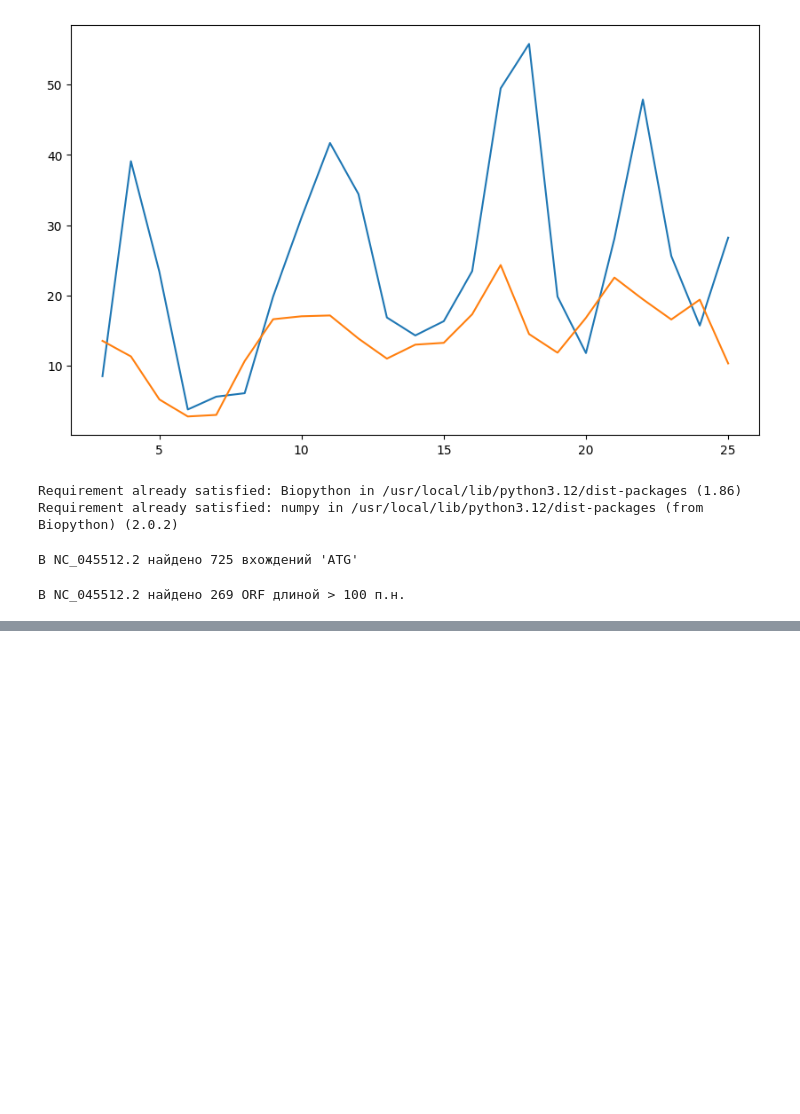
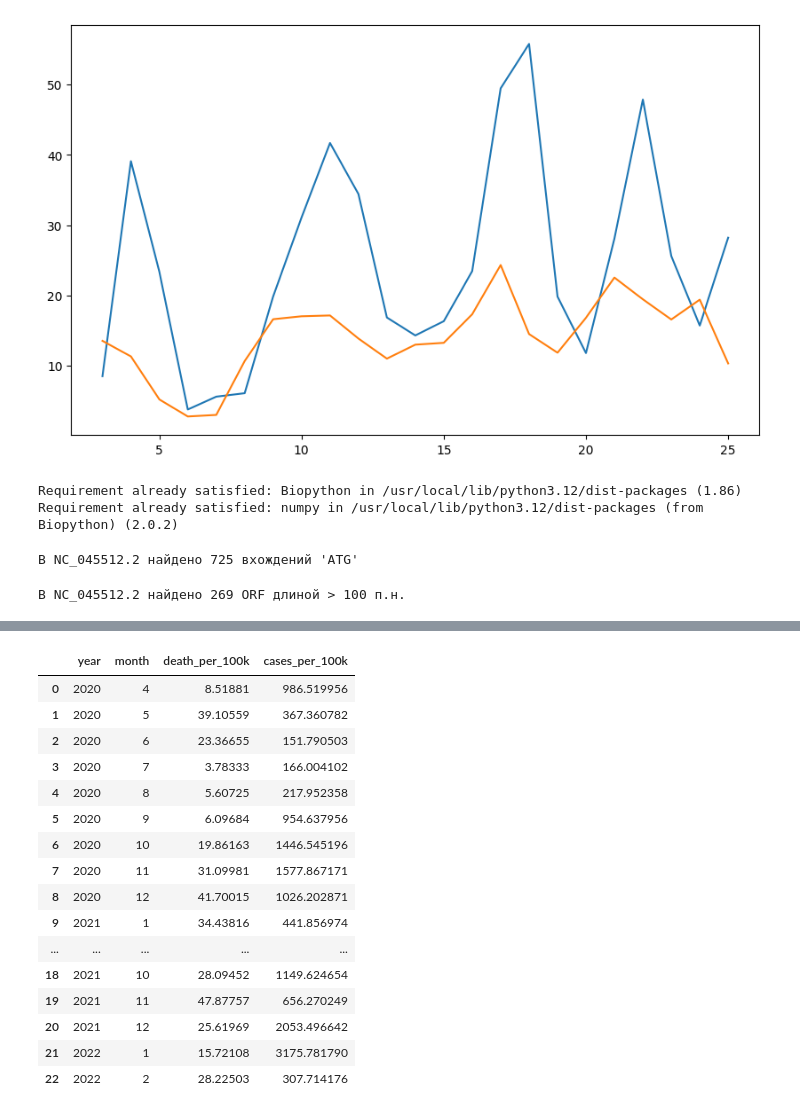
Before and after one commit to JesseHeisenberg/covid_19_statistic, a Jupyter notebook: main (2).ipynb, the cells around one changed output, grey strips where cells are left out. Drawn from its saved outputs; the diff is of its cells as text; code cells hidden in the pictures; blank space fills up the shorter version.

```diff
--- a/main (2).ipynb
+++ b/main (2).ipynb
@@ -652,7 +672,29 @@ for record in SeqIO.parse('genomic.fna', 'fasta'):
 # %%
 # Добавляем штамы в период пандемии в Москве
 covid_stamps = vied_period[['year', 'month', 'death_per_100k_V2']]
 covid_stamps.columns = ['year', 'month', 'death_per_100k']
+covid_stamps = covid_stamps.merge(moscow[['year', 'month', 'cases', 'population']], on=['year', 'month'], how='left')
+covid_stamps['cases_per_100k'] = covid_stamps.apply(lambda x: x['cases'] / x['population'] * 100000, axis=1)
+covid_stamps.drop(['cases', 'population'], axis=1, inplace=True)
+covid_stamps
+# %% [output]
+|  | year | month | death_per_100k | cases_per_100k |
+| 0 | 2020 | 4 | 8.51881 | 986.519956 |
+| 1 | 2020 | 5 | 39.10559 | 367.360782 |
+| 2 | 2020 | 6 | 23.36655 | 151.790503 |
+| 3 | 2020 | 7 | 3.78333 | 166.004102 |
+| 4 | 2020 | 8 | 5.60725 | 217.952358 |
+| 5 | 2020 | 9 | 6.09684 | 954.637956 |
+| 6 | 2020 | 10 | 19.86163 | 1446.545196 |
+| 7 | 2020 | 11 | 31.09981 | 1577.867171 |
+| 8 | 2020 | 12 | 41.70015 | 1026.202871 |
+| 9 | 2021 | 1 | 34.43816 | 441.856974 |
+| ... | ... | ... | ... | ... |
+| 18 | 2021 | 10 | 28.09452 | 1149.624654 |
+| 19 | 2021 | 11 | 47.87757 | 656.270249 |
+| 20 | 2021 | 12 | 25.61969 | 2053.496642 |
+| 21 | 2022 | 1 | 15.72108 | 3175.781790 |
+| 22 | 2022 | 2 | 28.22503 | 307.714176 |
 # %%
 def stamps_adder(df):
   """
```
Also changed, not shown: parts of 4 cells of this notebook.
